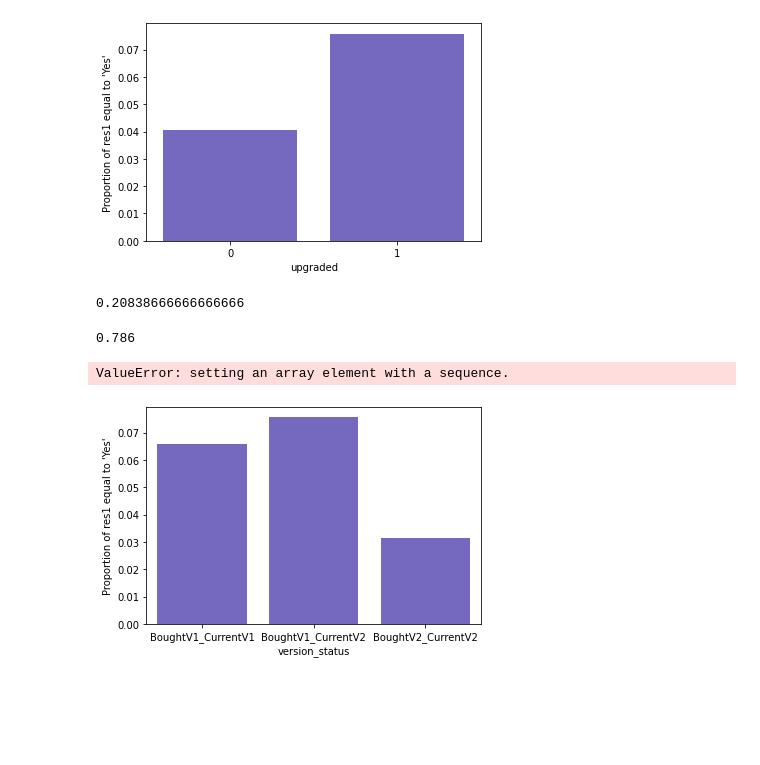
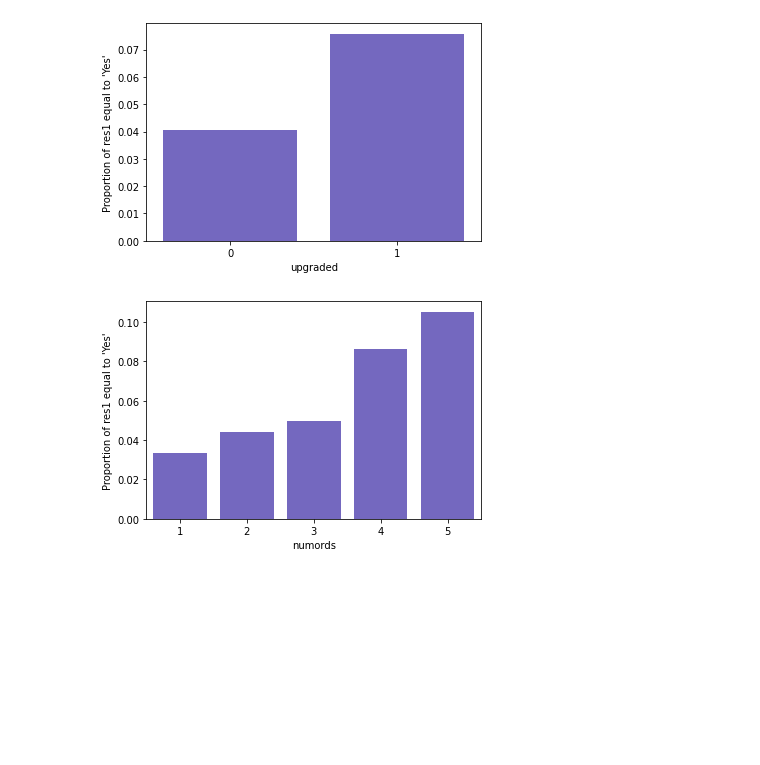
Before and after one commit to sauravjayan/Intuit-Quickbooks, a Jupyter notebook: sub-notebooks/Deep.ipynb, the cells around one changed output. Cells and saved outputs as stored; diff of their text form; code cells hidden in the pictures; blank space fills up the shorter version.

```diff
--- a/sub-notebooks/Deep.ipynb
+++ b/sub-notebooks/Deep.ipynb
@@ -168,6 +139,8 @@ intuit75k.head()
 fig = rsm.prop_plot(intuit75k, "zip_bins", "res1", "Yes")
 # %% [output]
 [figure]
+# %%
+intuit75k['responsive_bin'] = np.where(intuit75k['zip_bins'] == 1, 'Res_ZIP_bin', 'NRes_ZIP_bin')
 # %%
 # proportion of people who responded positively across every sex
 fig = rsm.prop_plot(intuit75k, "sex", "res1", "Yes")
@@ -193,28 +166,6 @@ fig = rsm.prop_plot(intuit75k, "owntaxprod", "res1", "Yes")
 fig = rsm.prop_plot(intuit75k, "upgraded", "res1", "Yes")
 # %% [output]
 [figure]
-# %%
-x = intuit75k[intuit75k["upgraded"] == 1]
-# %%
-len(intuit75k[intuit75k["upgraded"] == 1]) / len(intuit75k)
-# prop of people who upgraded
-# %% [output]
-0.20838666666666666
-# %%
-len(intuit75k[intuit75k["version1"] == 0]) / len(intuit75k)
-# allpeoplewho are version 2 - either upgraded or directly bought`b
-# Some people who directly bought version 2
-# %% [output]
-0.786
-# %%
-intuit75k["version_status"] = np.where(
-    (intuit75k["version1"] == 1)
-    & (intuit75k["upgraded"] == 0, "Bough v1, still on v1"),
-    0,
-)
-# np.where(intuit75k['version1']==0 and intuit75k['upgraded']==1,'upgraded from v1 to v2','directly bough v2'))
-# %% [output]
-ValueError: setting an array element with a sequence.
 # %%
 def make_version_status(x, y):
     if x == 1 and y == 0:
@@ -229,6 +180,6 @@ intuit75k["version_status"] = intuit75k[["version1", "upgraded"]].apply(
     lambda x: make_version_status(*x), axis=1
 )
 # %%
-fig = rsm.prop_plot(intuit75k, "version_status", "res1", "Yes")
+fig = rsm.prop_plot(intuit75k, "numords", "res1", "Yes")
 # %% [output]
-[figure, old version]
+[figure, new version]
```
Also changed, not shown: parts of 20 cells of this notebook.
